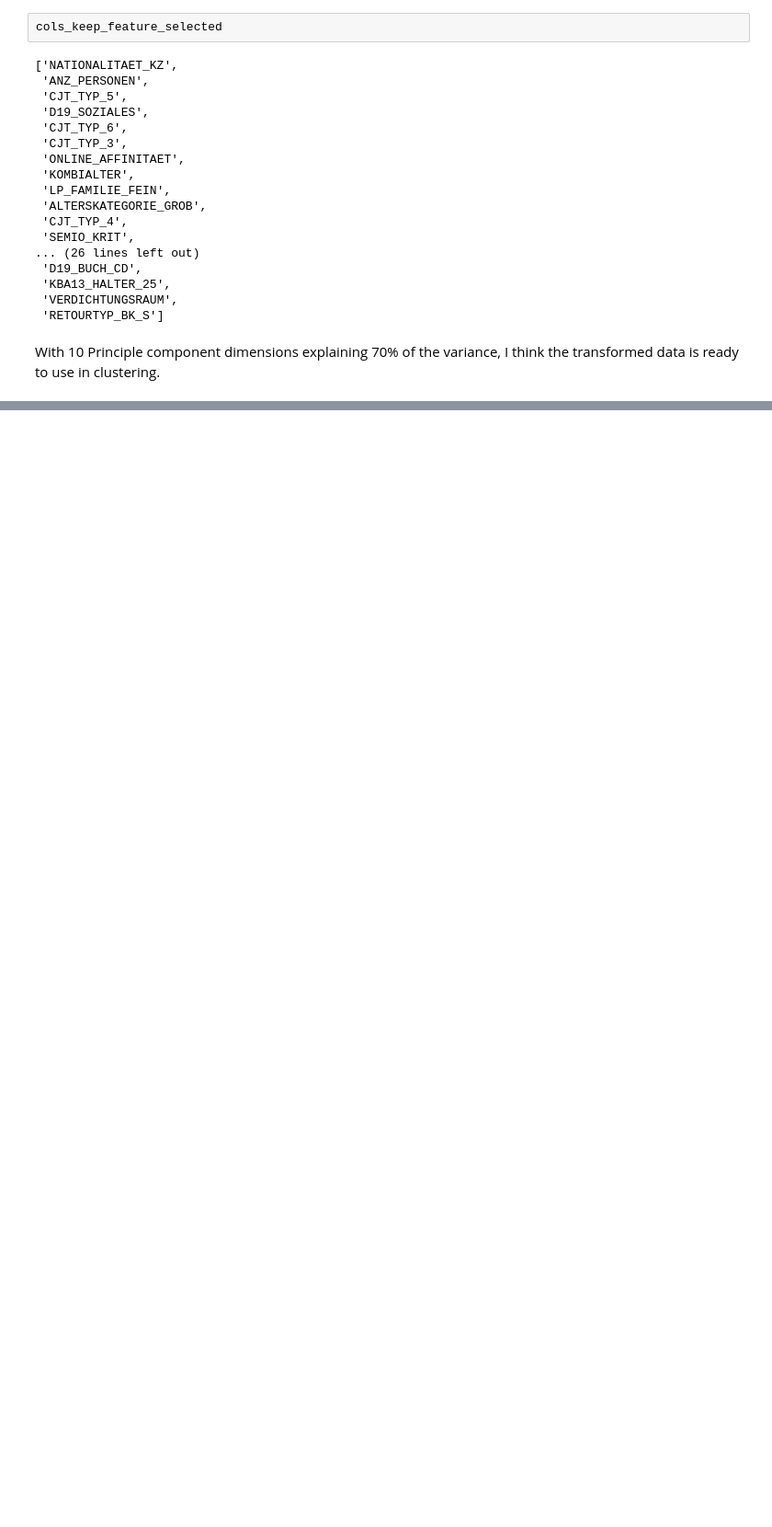
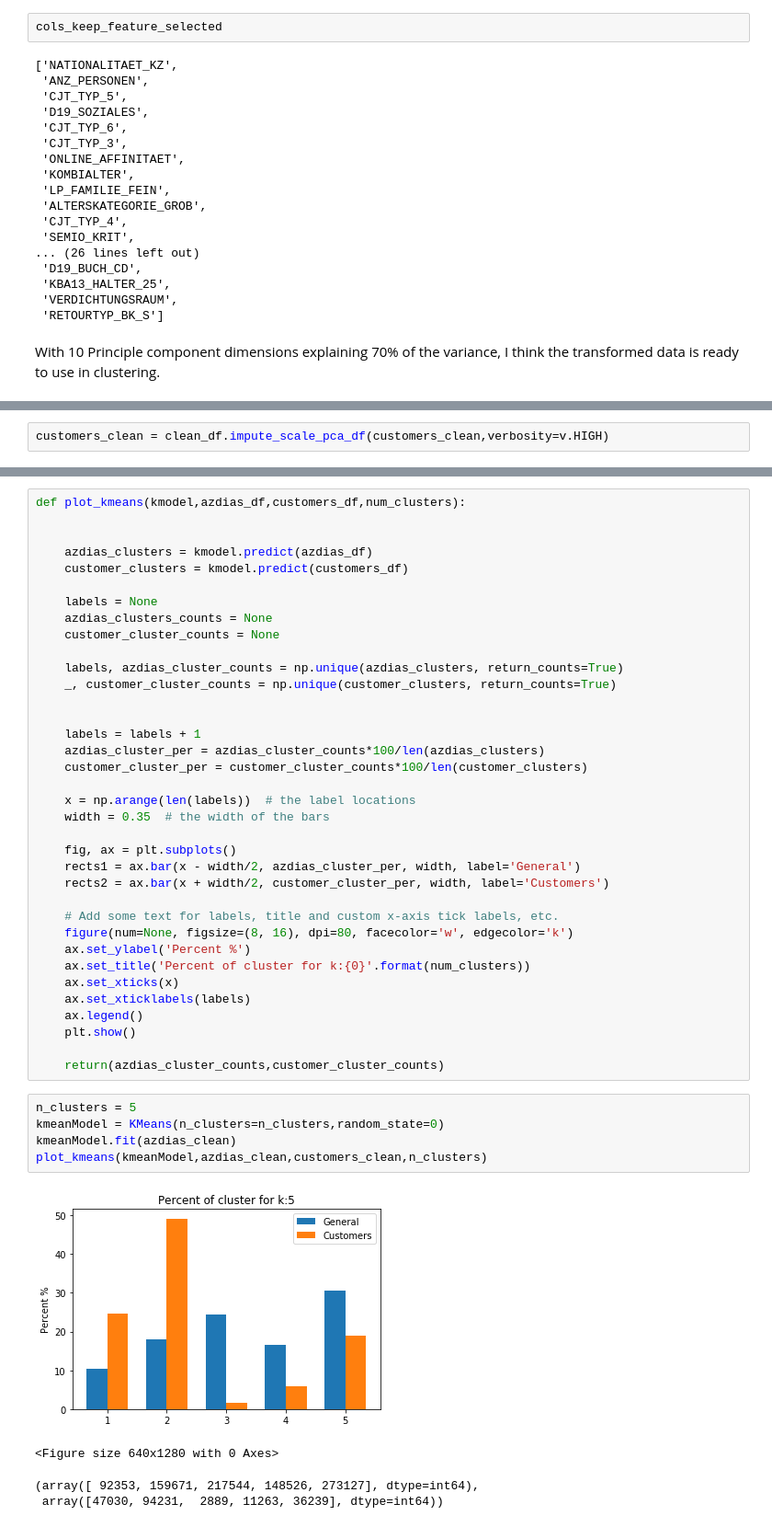
Before and after one commit to OliverFarren/arvato-udacity-customersegmentation, a Jupyter notebook: 1_customer_segmentation_report.ipynb, the cells around one changed output, grey strips where cells are left out. Shown at 92% size. Drawn from its saved outputs; the diff is of its cells as text; blank space fills up the shorter version.

```diff
--- a/1_customer_segmentation_report.ipynb
+++ b/1_customer_segmentation_report.ipynb
@@ -839,0 +930,2 @@ With 10 Principle component dimensions explaining 70% of the variance, I think t
+# %%
+customers_clean = clean_df.impute_scale_pca_df(customers_clean,verbosity=v.HIGH)
@@ -839,0 +998,46 @@ With 10 Principle component dimensions explaining 70% of the variance, I think t
+# %%
+def plot_kmeans(kmodel,azdias_df,customers_df,num_clusters):
+
+
+    azdias_clusters = kmodel.predict(azdias_df)
+    customer_clusters = kmodel.predict(customers_df)
+
+    labels = None
+    azdias_clusters_counts = None
+    customer_cluster_counts = None
+
+    labels, azdias_cluster_counts = np.unique(azdias_clusters, return_counts=True)
+    _, customer_cluster_counts = np.unique(customer_clusters, return_counts=True)
+
+
+    labels = labels + 1
+    azdias_cluster_per = azdias_cluster_counts*100/len(azdias_clusters)
+    customer_cluster_per = customer_cluster_counts*100/len(customer_clusters)
+
+    x = np.arange(len(labels))  # the label locations
+    width = 0.35  # the width of the bars
+
+    fig, ax = plt.subplots()
+    rects1 = ax.bar(x - width/2, azdias_cluster_per, width, label='General')
+    rects2 = ax.bar(x + width/2, customer_cluster_per, width, label='Customers')
+
+    # Add some text for labels, title and custom x-axis tick labels, etc.
+    figure(num=None, figsize=(8, 16), dpi=80, facecolor='w', edgecolor='k')
+    ax.set_ylabel('Percent %')
+    ax.set_title('Percent of cluster for k:{0}'.format(num_clusters))
+    ax.set_xticks(x)
+    ax.set_xticklabels(labels)
+    ax.legend()
+    plt.show()
+
+    return(azdias_cluster_counts,customer_cluster_counts)
+# %%
+n_clusters = 5
+kmeanModel = KMeans(n_clusters=n_clusters,random_state=0)
+kmeanModel.fit(azdias_clean)
+plot_kmeans(kmeanModel,azdias_clean,customers_clean,n_clusters)
+# %% [output]
+[figure, added]
+<Figure size 640x1280 with 0 Axes>
+(array([ 92353, 159671, 217544, 148526, 273127], dtype=int64),
+ array([47030, 94231,  2889, 11263, 36239], dtype=int64))
```
Also changed, not shown: parts of 19 cells of this notebook, 3 other files.
